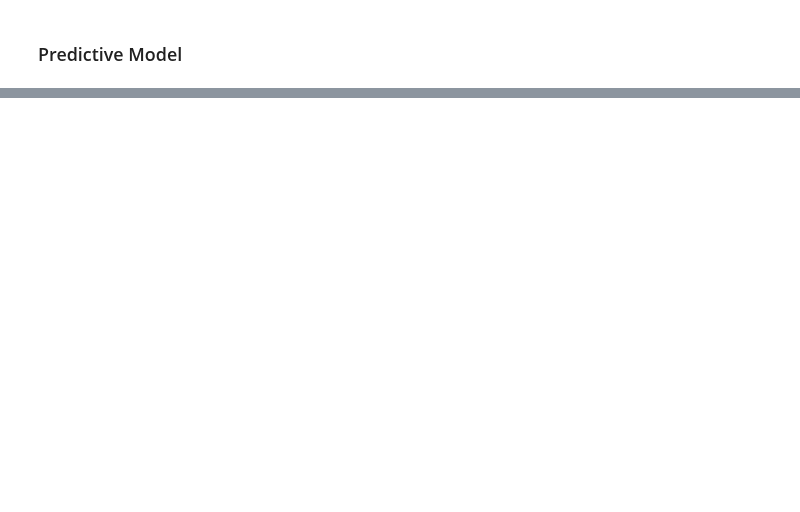
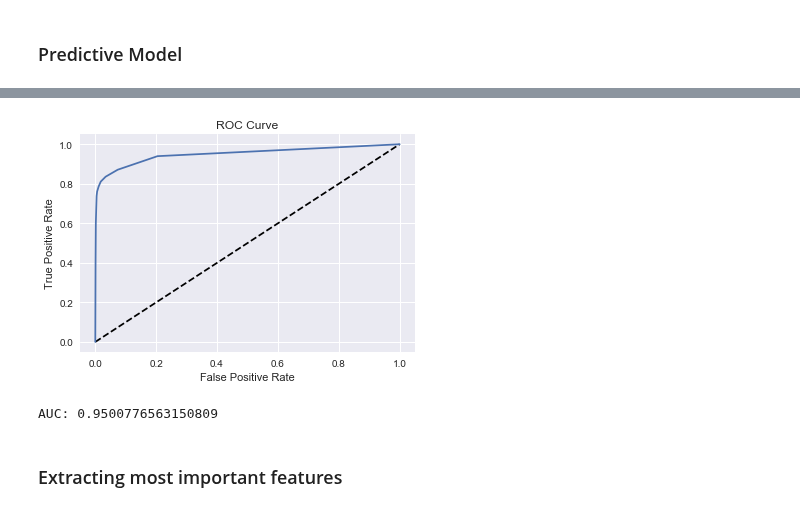
Before and after one commit to Tsolmon17/Springboard-Coursework, a Jupyter notebook: relax_challenge/relax-challenge.ipynb, the cells around one changed output, grey strips where cells are left out. Cells and saved outputs as stored; diff of their text form; code cells hidden in the pictures; blank space fills up the shorter version.

```diff
--- a/relax_challenge/relax-challenge.ipynb
+++ b/relax_challenge/relax-challenge.ipynb
@@ -360,3 +360,7 @@ invited_by_user_id            6417 non-null category
 adopted_user                  12000 non-null bool
 dtypes: bool(1), category(5), datetime64[ns](2)
 memory usage: 498.7 KB
+# %%
+pred_df['creation_time'] = pred_df['creation_time'].astype(int)
+pred_df['last_session_creation_time'] = pred_df['last_session_creation_time'].astype(int)
+pred_df.info()
@@ -362,0 +390,3 @@ memory usage: 498.7 KB
+# %%
+pred_df = pd.get_dummies(pred_df)
+pred_df.info()
@@ -371,3 +419,20 @@ y = pred_df['adopted_user']
 
 # Split into training and test set
 X_train, X_test, y_train, y_test = train_test_split(X, y, test_size = 0.33, random_state=21)
+# %%
+# Create the classifier
+clf = RandomForestClassifier()
+
+# Fit the classifier
+clf.fit(X_train, y_train)
+
+# Predict the labels of the test set: y_pred
+y_pred = clf.predict(X_test)
+
+# print accuracy score
+accuracy = clf.score(X_test,y_test)
+print("Random Forest accuracy:",accuracy)
+
+# print the confusion matrix and classification report
+print(confusion_matrix(y_test, y_pred))
+print(classification_report(y_test, y_pred))
@@ -373,0 +449,27 @@ X_train, X_test, y_train, y_test = train_test_split(X, y, test_size = 0.33, rand
+# %%
+# Import necessary modules
+from sklearn.metrics import roc_curve
+from sklearn.metrics import roc_auc_score
+
+# Compute predicted probabilities: y_pred_prob
+y_pred_prob = clf.predict_proba(X_test)[:,1]
+
+# Generate ROC curve values: fpr, tpr, thresholds
+fpr, tpr, thresholds = roc_curve(y_test, y_pred_prob)
+
+# Plot ROC curve
+plt.plot([0, 1], [0, 1], 'k--')
+plt.plot(fpr, tpr)
+plt.xlabel('False Positive Rate')
+plt.ylabel('True Positive Rate')
+plt.title('ROC Curve')
+plt.show()
+# %% [output]
+[figure, added]
+# %%
+# Compute and print AUC score
+print("AUC: {}".format(roc_auc_score(y_test, y_pred_prob)))
+# %% [output]
+AUC: 0.9500776563150809
+# %% [markdown]
+### Extracting most important features
```
Also changed, not shown: parts of 10 cells of this notebook.
